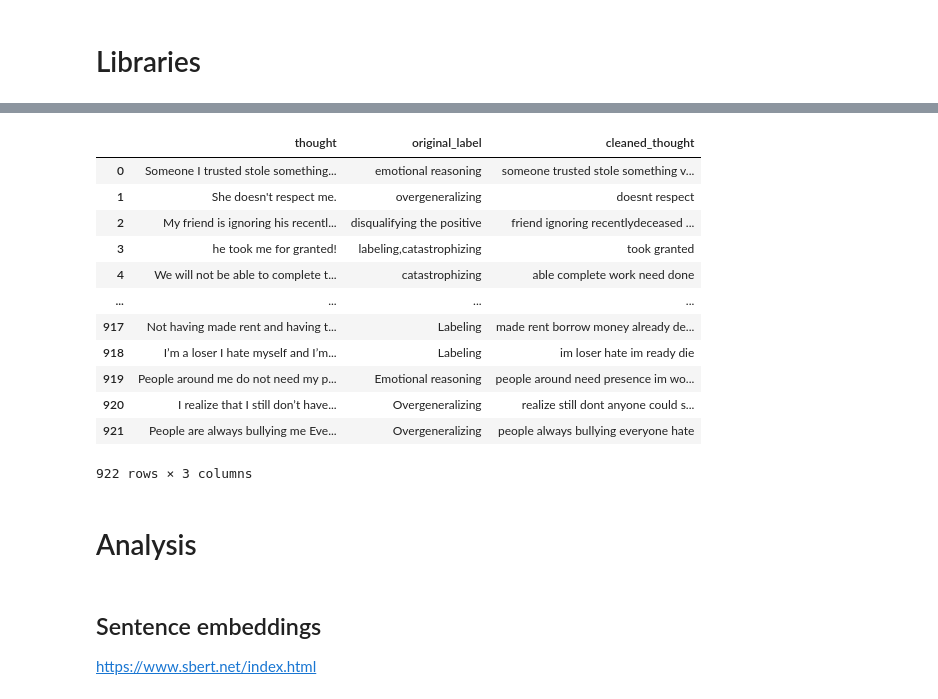
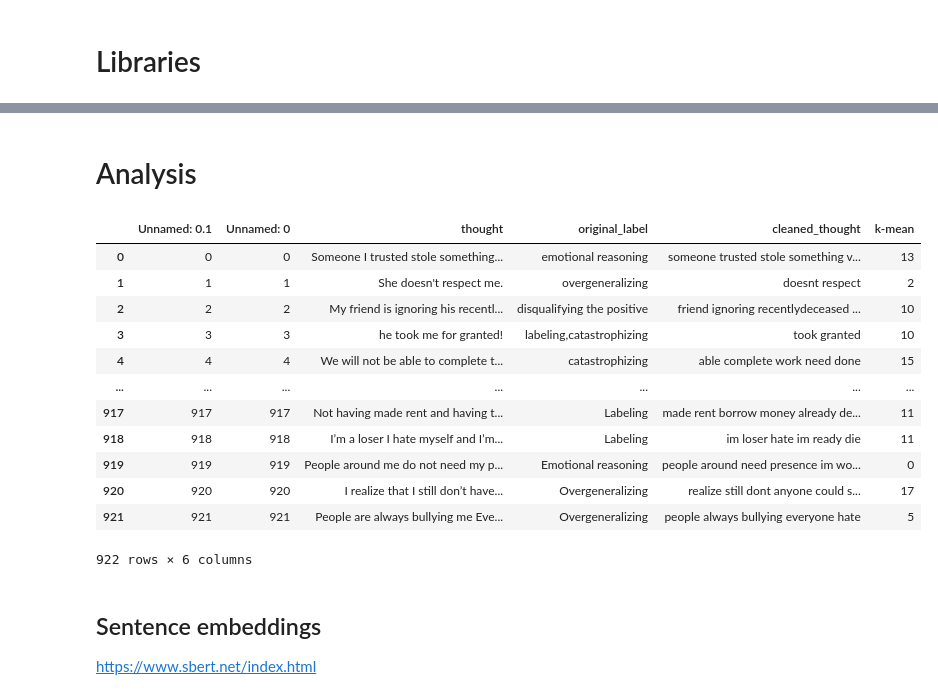
Before and after one commit to SylvainEstebe/cognitive_distortion_project, a Jupyter notebook: code/experimental.ipynb, the cells around one changed output, grey strips where cells are left out. Saved outputs shown, nothing was run; the diff lists cells and outputs as text; code cells hidden in the pictures.

```diff
--- a/code/data-driven-taxonomy.ipynb
+++ b/code/experimental.ipynb
@@ -246,21 +35,22 @@ fig.show()
-# %%
-corpus_data
-# %% [output]
-|  | thought | original_label | cleaned_thought |
-| 0 | Someone I trusted stole something... | emotional reasoning | someone trusted stole something v... |
-| 1 | She doesn't respect me. | overgeneralizing | doesnt respect |
-| 2 | My friend is ignoring his recentl... | disqualifying the positive | friend ignoring recentlydeceased ... |
-| 3 | he took me for granted! | labeling,catastrophizing | took granted |
-| 4 | We will not be able to complete t... | catastrophizing | able complete work need done |
-| ... | ... | ... | ... |
-| 917 | Not having made rent and having t... | Labeling | made rent borrow money already de... |
-| 918 | I’m a loser I hate myself and I’m... | Labeling | im loser hate im ready die |
-| 919 | People around me do not need my p... | Emotional reasoning | people around need presence im wo... |
-| 920 | I realize that I still don’t have... | Overgeneralizing | realize still dont anyone could s... |
-| 921 | People are always bullying me Eve... | Overgeneralizing | people always bullying everyone hate |
-922 rows × 3 columns
 # %% [markdown]
 # Analysis
+# %%
+corpus = pd.read_csv("/Users/sylvainestebe/Code/nlp_project/cognitive_distortion_project/data/corpus_disto.csv")
+corpus
+# %% [output]
+|  | Unnamed: 0.1 | Unnamed: 0 | thought | original_label | cleaned_thought | k-mean |
+| 0 | 0 | 0 | Someone I trusted stole something... | emotional reasoning | someone trusted stole something v... | 13 |
+| 1 | 1 | 1 | She doesn't respect me. | overgeneralizing | doesnt respect | 2 |
+| 2 | 2 | 2 | My friend is ignoring his recentl... | disqualifying the positive | friend ignoring recentlydeceased ... | 10 |
+| 3 | 3 | 3 | he took me for granted! | labeling,catastrophizing | took granted | 10 |
+| 4 | 4 | 4 | We will not be able to complete t... | catastrophizing | able complete work need done | 15 |
+| ... | ... | ... | ... | ... | ... | ... |
+| 917 | 917 | 917 | Not having made rent and having t... | Labeling | made rent borrow money already de... | 11 |
+| 918 | 918 | 918 | I’m a loser I hate myself and I’m... | Labeling | im loser hate im ready die | 11 |
+| 919 | 919 | 919 | People around me do not need my p... | Emotional reasoning | people around need presence im wo... | 0 |
+| 920 | 920 | 920 | I realize that I still don’t have... | Overgeneralizing | realize still dont anyone could s... | 17 |
+| 921 | 921 | 921 | People are always bullying me Eve... | Overgeneralizing | people always bullying everyone hate | 5 |
+922 rows × 6 columns
 # %% [markdown]
 ## Sentence embeddings
 https://www.sbert.net/index.html
```
Also changed, not shown: parts of 33 cells of this notebook, 52 other files.
